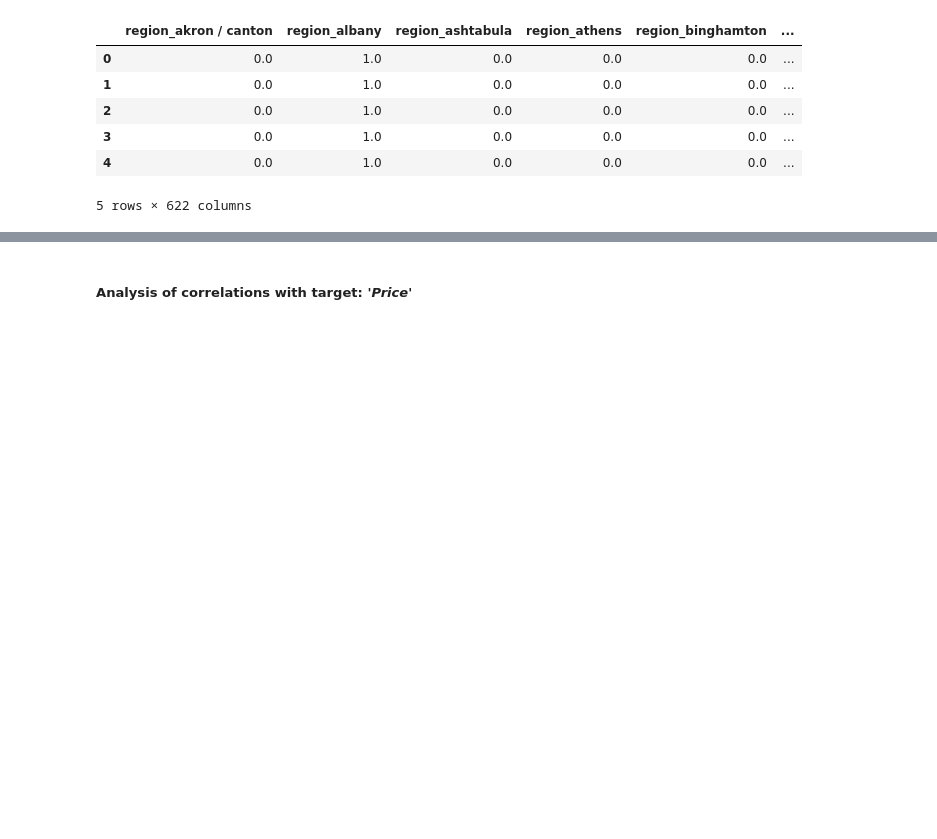
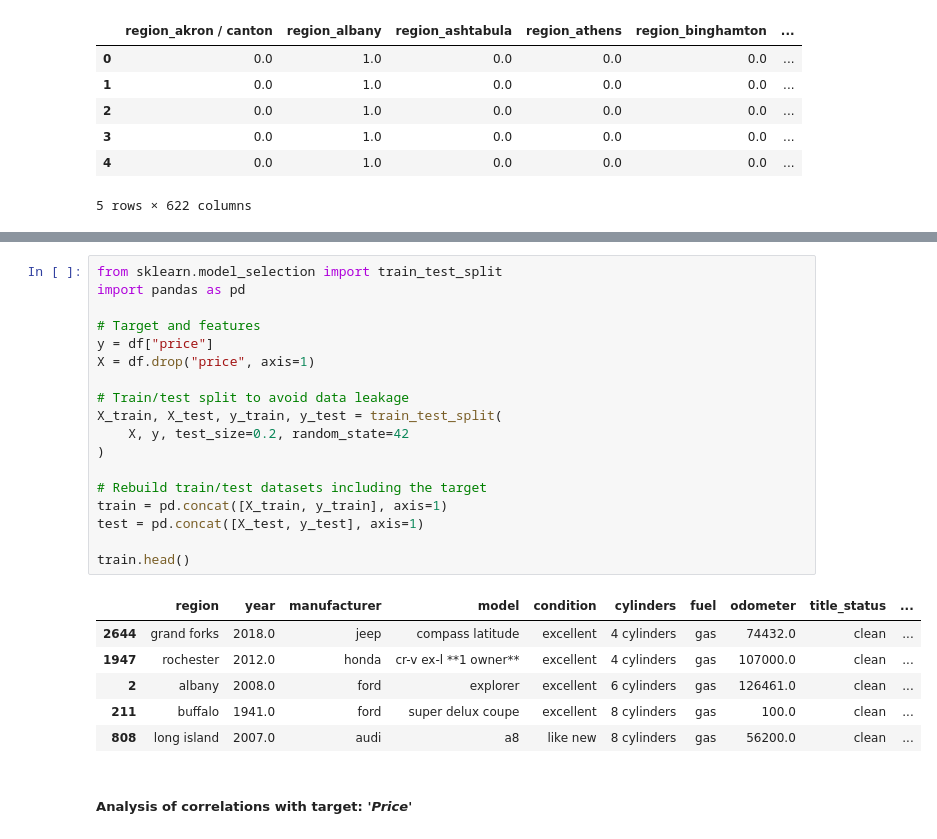
Before and after one commit to PepOrtinLopz/Kaggle, a Jupyter notebook: Kaggle.ipynb, the cells around one changed output, grey strips where cells are left out. Saved outputs shown, nothing was run; the diff lists cells and outputs as text; blank space fills up the shorter version.

```diff
--- a/Kaggle.ipynb
+++ b/Kaggle.ipynb
@@ -285,3 +294,28 @@ df.describe(include='all')
+# %%
+from sklearn.model_selection import train_test_split
+import pandas as pd
+
+# Target and features
+y = df["price"]
+X = df.drop("price", axis=1)
+
+# Train/test split to avoid data leakage
+X_train, X_test, y_train, y_test = train_test_split(
+    X, y, test_size=0.2, random_state=42
+)
+
+# Rebuild train/test datasets including the target
+train = pd.concat([X_train, y_train], axis=1)
+test = pd.concat([X_test, y_test], axis=1)
+
+train.head()
+# %% [output]
+|  | region | year | manufacturer | model | condition | cylinders | fuel | odometer | title_status | ... |
+| 2644 | grand forks | 2018.0 | jeep | compass latitude | excellent | 4 cylinders | gas | 74432.0 | clean | ... |
+| 1947 | rochester | 2012.0 | honda | cr-v ex-l **1 owner** | excellent | 4 cylinders | gas | 107000.0 | clean | ... |
+| 2 | albany | 2008.0 | ford | explorer | excellent | 6 cylinders | gas | 126461.0 | clean | ... |
+| 211 | buffalo | 1941.0 | ford | super delux coupe | excellent | 8 cylinders | gas | 100.0 | clean | ... |
+| 808 | long island | 2007.0 | audi | a8 | like new | 8 cylinders | gas | 56200.0 | clean | ... |
 # %% [markdown]
 ##### Analysis of correlations with **target**: '***Price***'
 # %%
```
Also changed, not shown: parts of 11 cells of this notebook.
